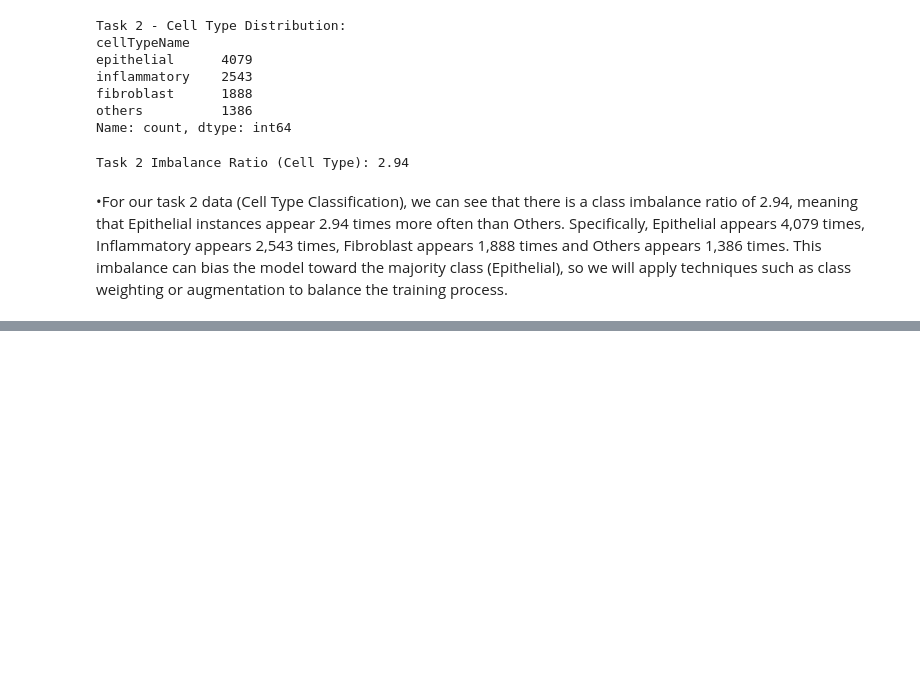
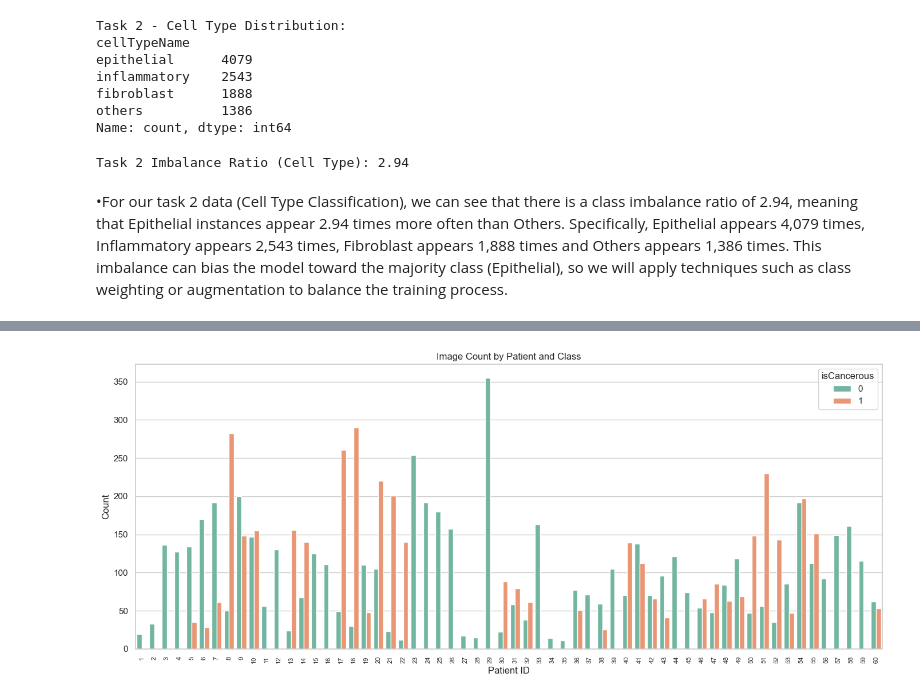
Before and after one commit to julian-schmidt-heron/Colon-Cancer-Image-Classification-RMIT-Group-Project-, a Jupyter notebook: s4002485_s3994439.ipynb, the cells around one changed output, grey strips where cells are left out. Drawn from its saved outputs; the diff is of its cells as text; code cells hidden in the pictures; blank space fills up the shorter version.

```diff
--- a/s4002485_s3994439.ipynb
+++ b/s4002485_s3994439.ipynb
@@ -148,0 +216,11 @@ Task 2 Imbalance Ratio (Cell Type): 2.94
+# %%
+plt.figure(figsize=(14, 6))  # make the plot wider
+sns.countplot(data=main_df, x="patientID", hue="isCancerous", palette="Set2")
+plt.title("Image Count by Patient and Class")
+plt.xlabel("Patient ID")
+plt.ylabel("Count")
+plt.xticks(rotation=90, fontsize=8)  # rotate and reduce font size
+plt.tight_layout()
+plt.show()
+# %% [output]
+[figure, added]
```
Also changed, not shown: parts of 12 cells of this notebook.
